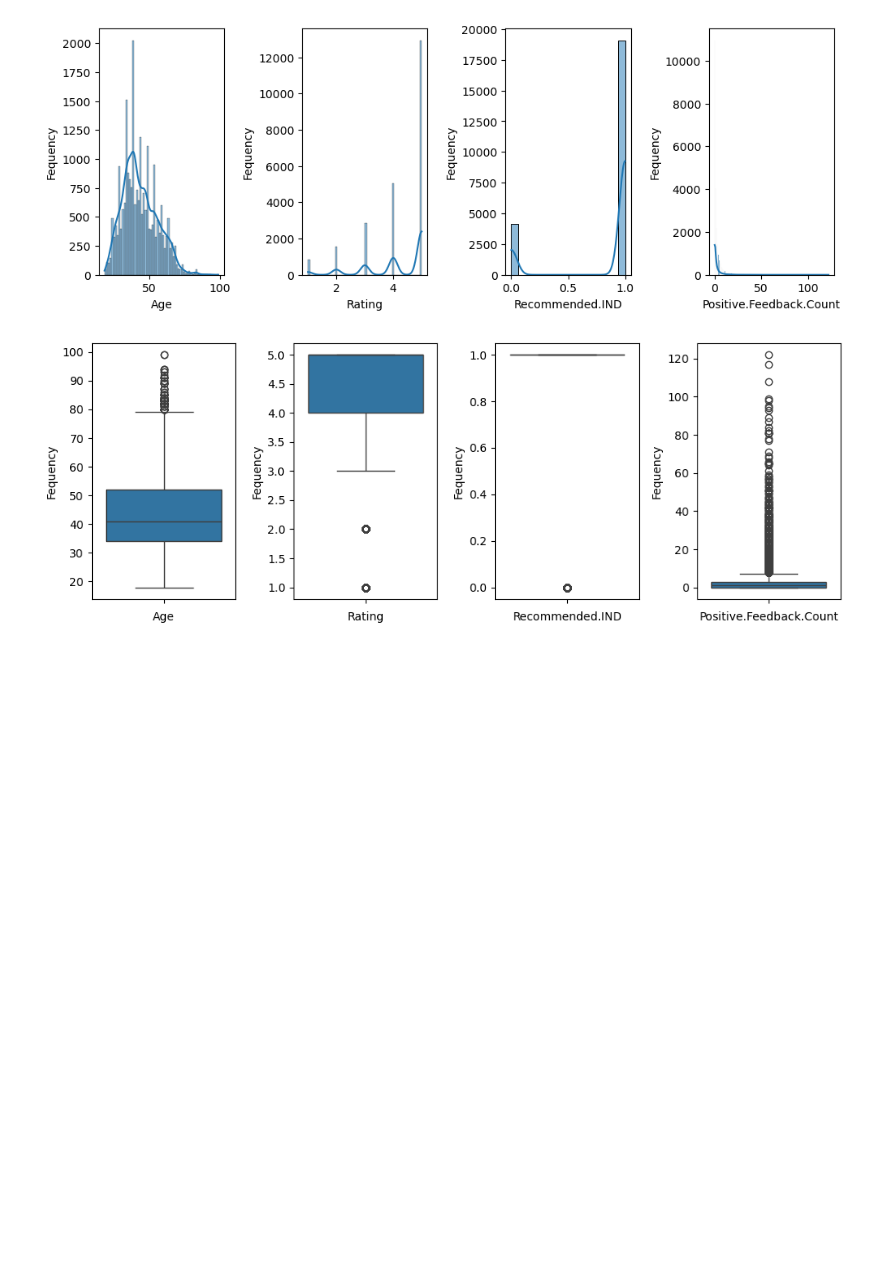
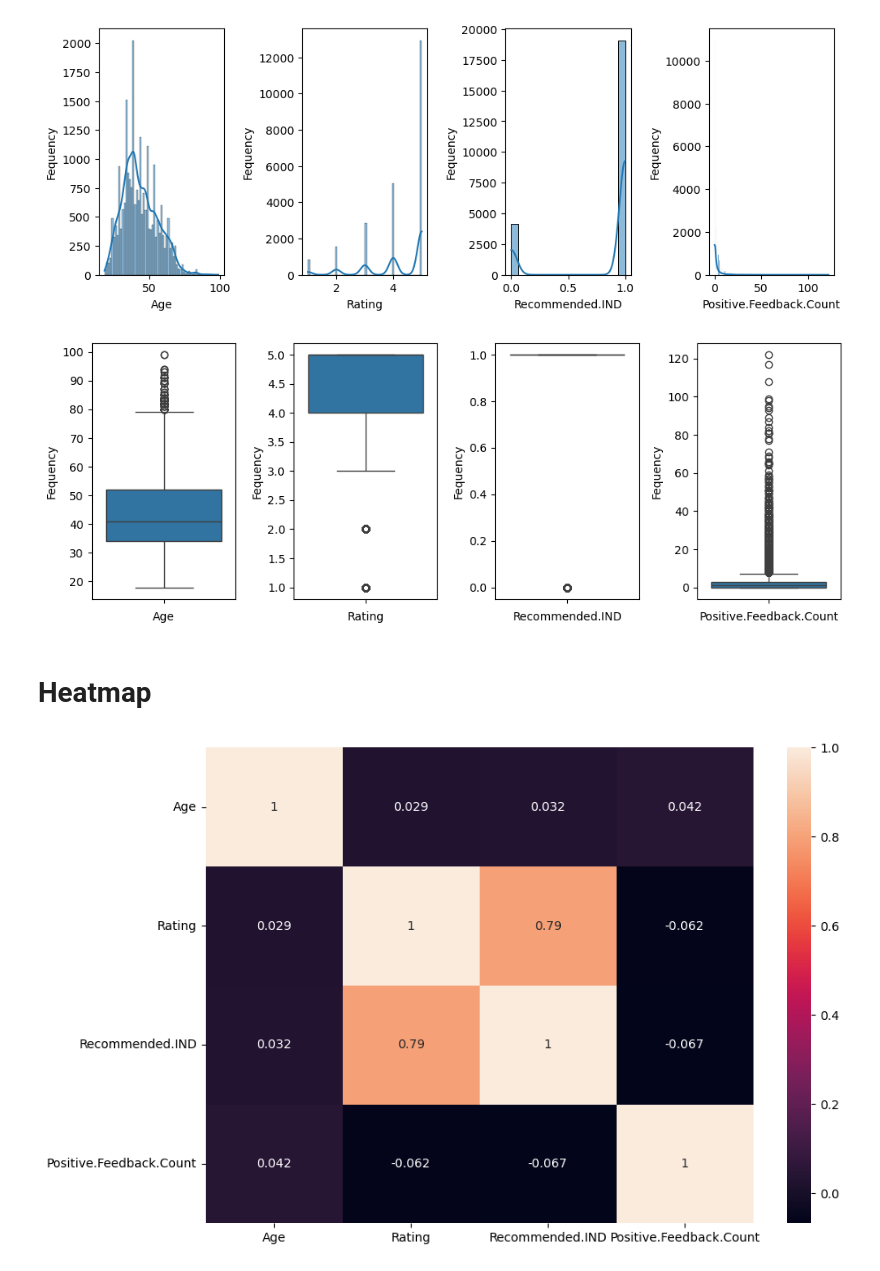
Before and after one commit to MaukanMir/Women-Ecommerce-Analysis, a Jupyter notebook: training.ipynb, the cells around one changed output. Cells and saved outputs as stored; diff of their text form; code cells hidden in the pictures; blank space fills up the shorter version.

```diff
--- a/training.ipynb
+++ b/training.ipynb
@@ -156,3 +156,11 @@ view_dist(numerical_features, "box")
 # %% [output]
 [figure]
 [figure]
+# %% [markdown]
+# Heatmap
+# %%
+plt.figure(figsize=(10, 7))
+sns.heatmap(data=numerical_features.corr(), annot=True)
+plt.show()
+# %% [output]
+[figure, added]
```
